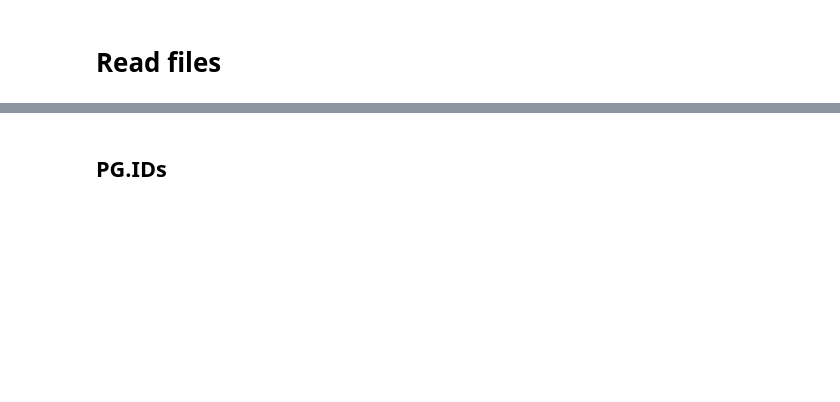
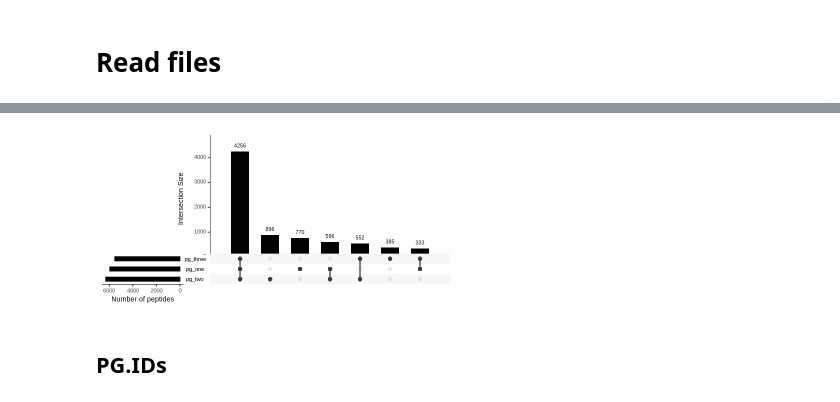
Before and after one commit to Freddsle/FedProt, a Jupyter notebook: data/TMT_data/01_PG_group_merging.ipynb, the cells around one changed output, grey strips where cells are left out. Saved outputs shown, nothing was run; the diff lists cells and outputs as text; code cells hidden in the pictures; blank space fills up the shorter version.

```diff
--- a/data/TMT_data/01_PG_group_merging.ipynb
+++ b/data/TMT_data/01_PG_group_merging.ipynb
@@ -108,0 +103,11 @@ intersect(
+# %%
+pg_one <- unique(unlist(strsplit(combined_pg_intensities[["Center1"]]$Peptide.sequences, ";")))
+length(pg_one)
+
+pg_two <- unique(unlist(strsplit(combined_pg_intensities[["Center2"]]$Peptide.sequences, ";")))
+length(pg_two)
+
+pg_three <- unique(unlist(strsplit(combined_pg_intensities[["Center3"]]$Peptide.sequences, ";")))
+length(pg_three)
+
+common_proteins <- intersect(pg_one, pg_two) %>% intersect(pg_three)
@@ -109,3 +137,21 @@ intersect(
+# %%
+all_elements <- unique(c(pg_one, pg_two, pg_three))
+
+data <- data.frame(element = all_elements,
+                   pg_one = as.integer(all_elements %in% pg_one),
+                   pg_two = as.integer(all_elements %in% pg_two),
+                   pg_three = as.integer(all_elements %in% pg_three))
+
+options(repr.plot.width=6, repr.plot.height=3)
+upset(data, sets = c("pg_one", "pg_two", "pg_three"), order.by = "freq",
+        # add title to the whole plot
+
+        main.bar.color = "black",
+        sets.bar.color = "black",
+        sets.x.label = "Number of peptides",
+        )
+# %% [output]
+[figure, added]
 # %% [markdown]
 ## PG.IDs
 # %%
```
Also changed, not shown: parts of 24 cells of this notebook, 8 other files.
